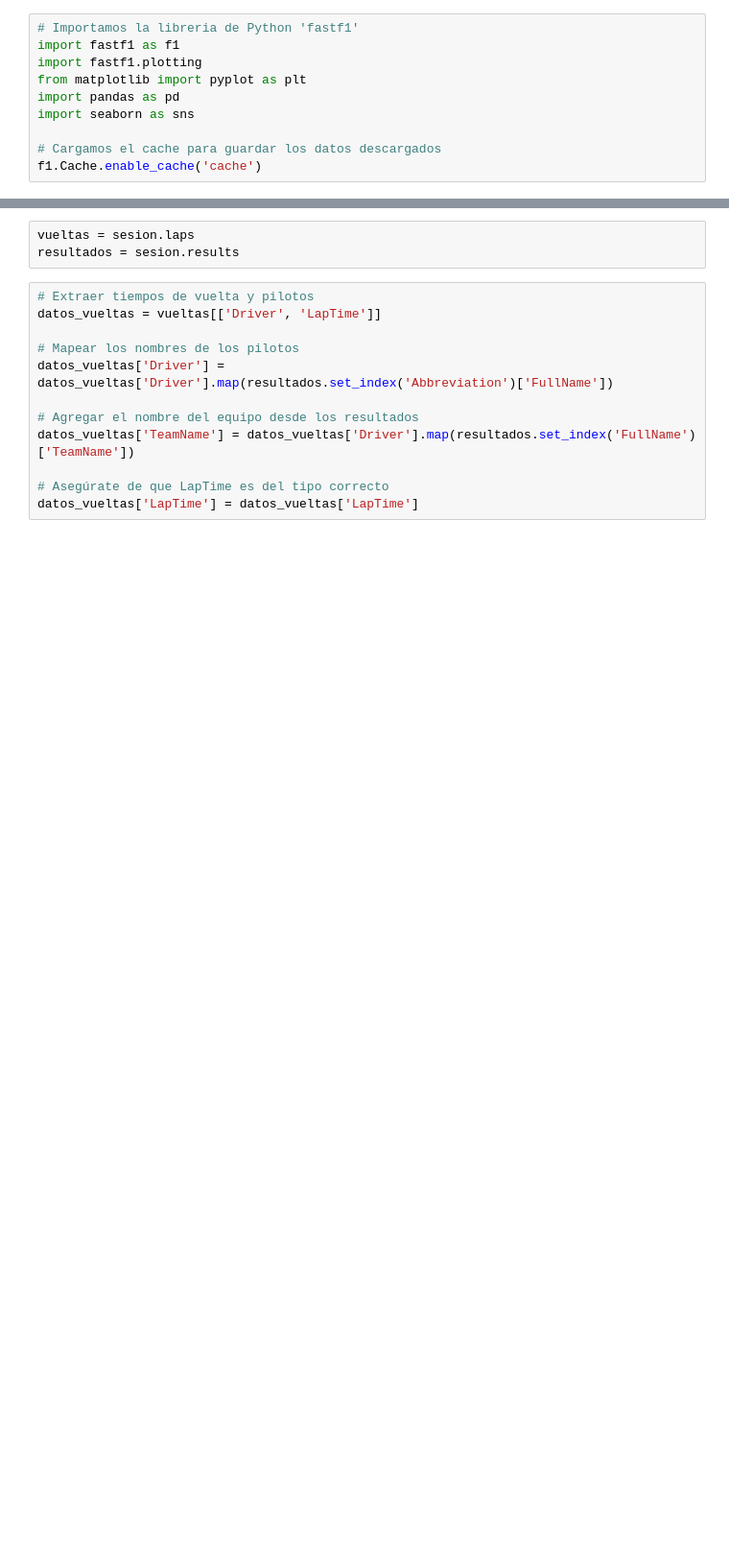
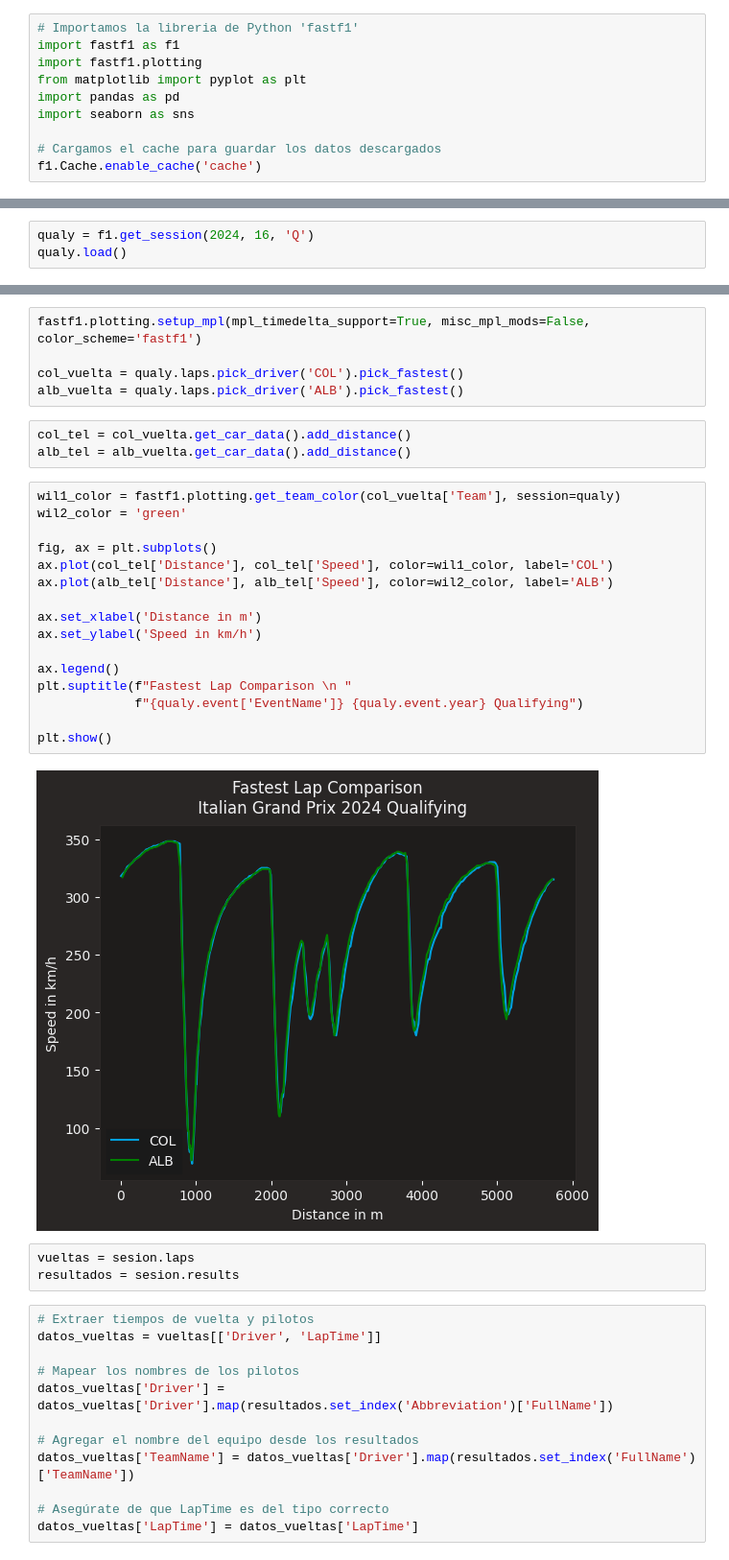
Before and after one commit to Ayrton-Milessi/Formula-1, a Jupyter notebook: Temporada 2024/16_ITALY/race.ipynb, the cells around one changed output, grey strips where cells are left out. Shown: that part at 96% size. Saved outputs shown, nothing was run; the diff lists cells and outputs as text; blank space fills up the shorter version.

```diff
--- a/Temporada 2024/16_ITALY/race.ipynb
+++ b/Temporada 2024/16_ITALY/race.ipynb
@@ -40,0 +123,3 @@ core           INFO     Finished loading data for 20 drivers: ['16', '81', '4',
+# %%
+qualy = f1.get_session(2024, 16, 'Q')
+qualy.load()
@@ -41,3 +144,29 @@ core           INFO     Finished loading data for 20 drivers: ['16', '81', '4',
+# %%
+fastf1.plotting.setup_mpl(mpl_timedelta_support=True, misc_mpl_mods=False, color_scheme='fastf1')
+
+col_vuelta = qualy.laps.pick_driver('COL').pick_fastest()
+alb_vuelta = qualy.laps.pick_driver('ALB').pick_fastest()
+# %%
+col_tel = col_vuelta.get_car_data().add_distance()
+alb_tel = alb_vuelta.get_car_data().add_distance()
+# %%
+wil1_color = fastf1.plotting.get_team_color(col_vuelta['Team'], session=qualy)
+wil2_color = 'green'
+
+fig, ax = plt.subplots()
+ax.plot(col_tel['Distance'], col_tel['Speed'], color=wil1_color, label='COL')
+ax.plot(alb_tel['Distance'], alb_tel['Speed'], color=wil2_color, label='ALB')
+
+ax.set_xlabel('Distance in m')
+ax.set_ylabel('Speed in km/h')
+
+ax.legend()
+plt.suptitle(f"Fastest Lap Comparison \n "
+             f"{qualy.event['EventName']} {qualy.event.year} Qualifying")
+
+plt.show()
+# %% [output]
+[figure, added]
 # %%
 vueltas = sesion.laps
 resultados = sesion.results
```
Also changed, not shown: parts of 11 cells of this notebook, 12 other files.
